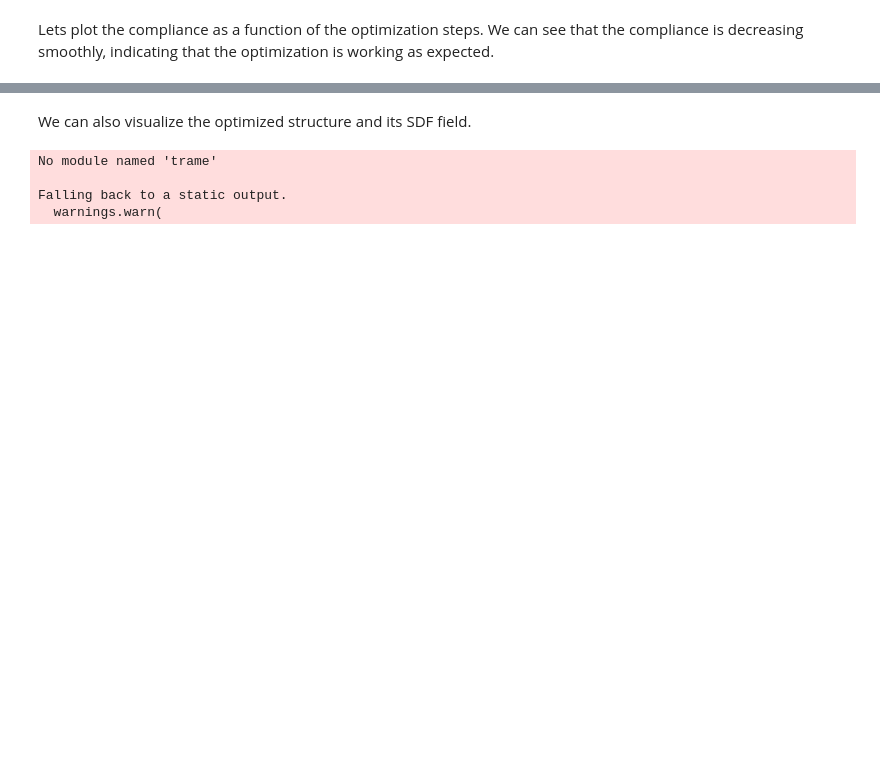
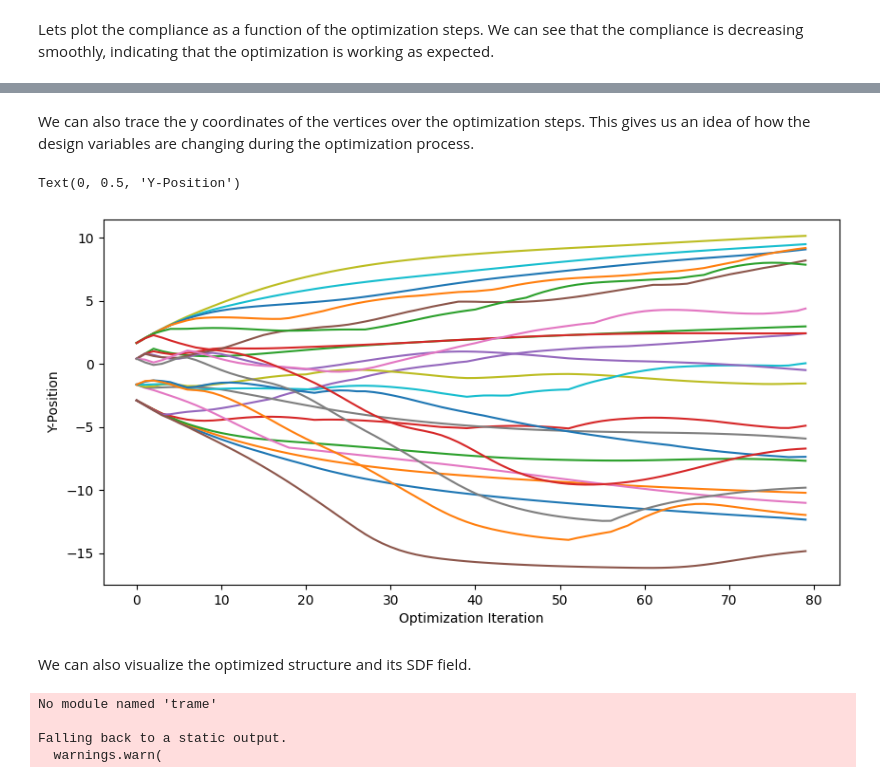
Before and after one commit to scipy-conference/scipy_proceedings, a Jupyter notebook: papers/pasteur_labs/optimize.ipynb, the cells around one changed output, grey strips where cells are left out. Drawn from its saved outputs; the diff is of its cells as text; code cells hidden in the pictures; blank space fills up the shorter version.

```diff
--- a/papers/pasteur_labs/optimize.ipynb
+++ b/papers/pasteur_labs/optimize.ipynb
@@ -342,3 +351,22 @@ Text(0.5, 1.0, 'Compliance over Iterations')
+# %% [markdown]
+We can also trace the y coordinates of the vertices over the optimization steps. This gives us an idea of how the design variables are changing during the optimization process.
+# %%
+param_hist_tensor = jnp.array(params_hist)
+
+plt.figure(figsize=(10, 5))
+
+for chain in range(n_chains):
+    for edge in range(n_edges_per_chain + 1):
+        plt.plot(
+            param_hist_tensor[:, chain, edge, 1].T,
+            label=f"Chain {chain}, Edge {edge}"
+        )
+
+plt.xlabel("Optimization Iteration")
+plt.ylabel("Y-Position")
+# %% [output]
+Text(0, 0.5, 'Y-Position')
+[figure, added]
 # %% [markdown]
 We can also visualize the optimized structure and its SDF field.
 # %%
```
Also changed, not shown: parts of 10 cells of this notebook, 7 other files.
